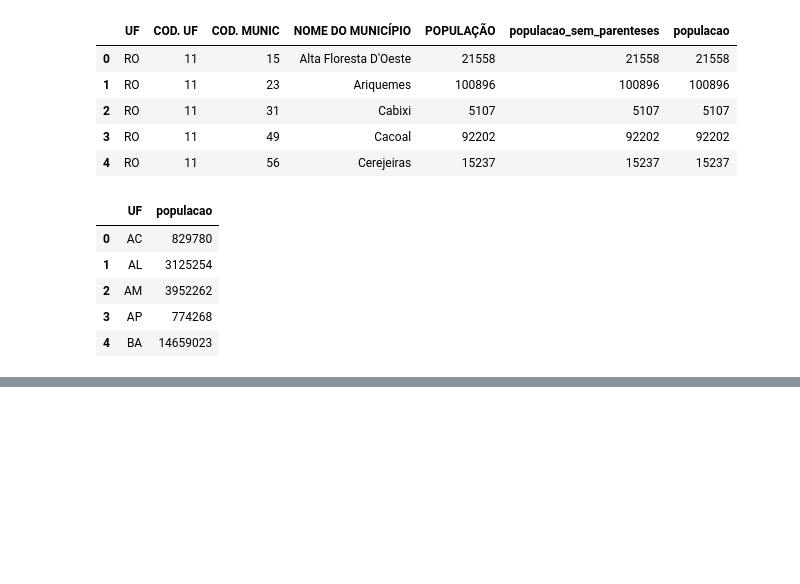
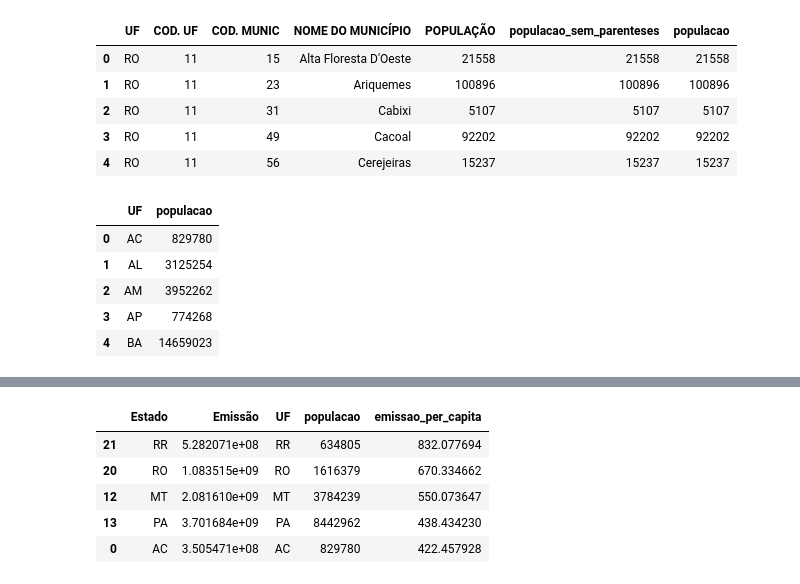
Before and after one commit to vitorlinsbinski/python-data-science, a Jupyter notebook: Pandas Selecionando e Agrupando Dados/01.ipynb, the cells around one changed output, grey strips where cells are left out. Cells and saved outputs as stored; diff of their text form; code cells hidden in the pictures; blank space fills up the shorter version.

```diff
--- a/Pandas Selecionando e Agrupando Dados/01.ipynb
+++ b/Pandas Selecionando e Agrupando Dados/01.ipynb
@@ -963,0 +999,11 @@ populacao_estados.head()
+# %%
+dados_agrupados = dados_agrupados.assign(emissao_per_capita = dados_agrupados['Emissão'] / dados_agrupados['populacao']).sort_values(by='emissao_per_capita', ascending=False)
+
+dados_agrupados.head()
+# %% [output]
+|  | Estado | Emissão | UF | populacao | emissao_per_capita |
+| 21 | RR | 5.282071e+08 | RR | 634805 | 832.077694 |
+| 20 | RO | 1.083515e+09 | RO | 1616379 | 670.334662 |
+| 12 | MT | 2.081610e+09 | MT | 3784239 | 550.073647 |
+| 13 | PA | 3.701684e+09 | PA | 8442962 | 438.434230 |
+| 0 | AC | 3.505471e+08 | AC | 829780 | 422.457928 |
```
Also changed, not shown: parts of 7 cells of this notebook, 22 other files.
